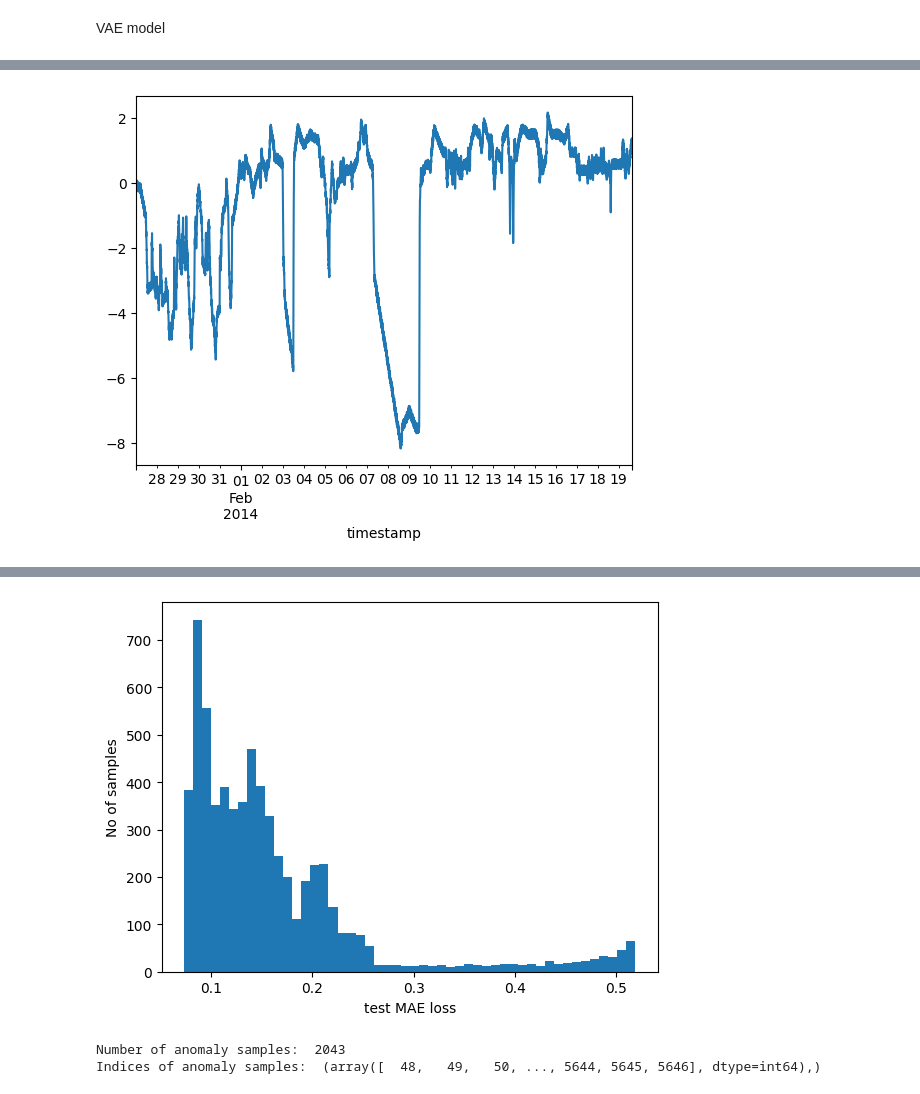
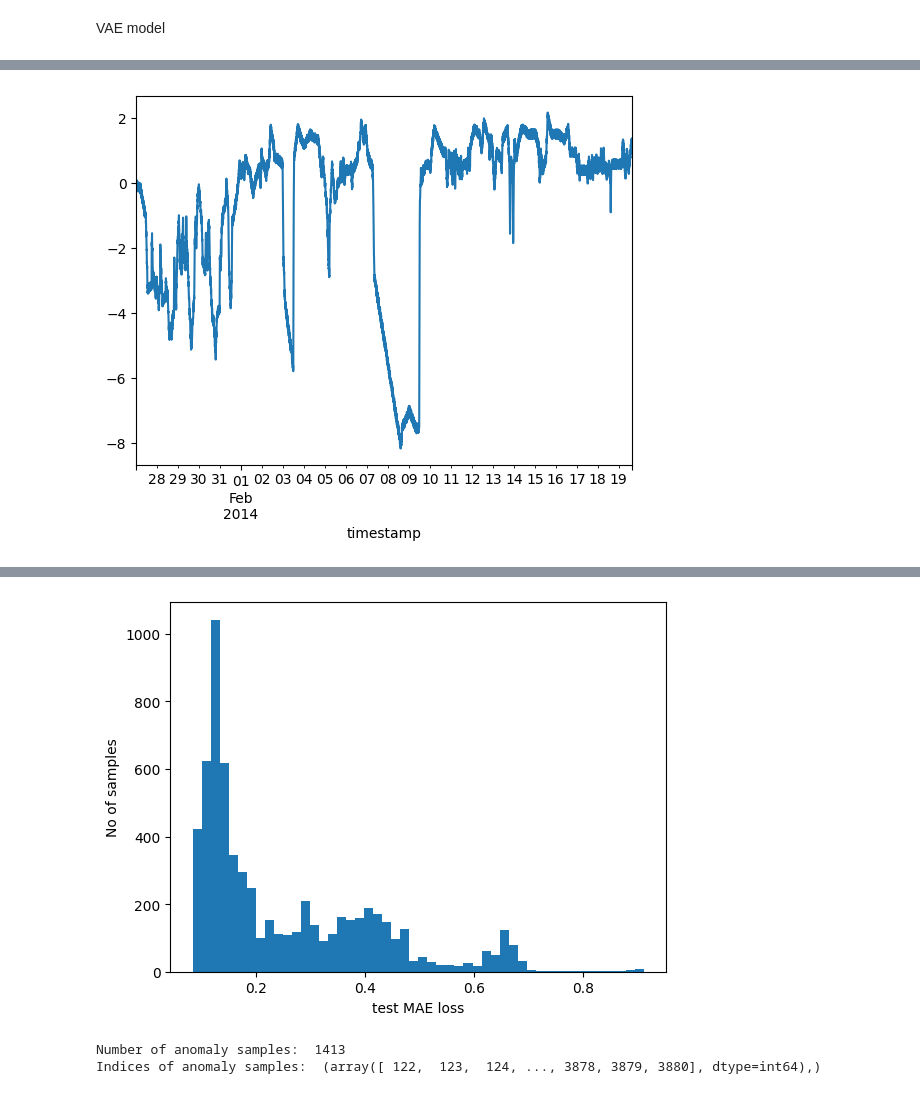
Before and after one commit to anjalianand10/VariationalAutoencodersForAnomalyDetection, a Jupyter notebook: window.ipynb, the cells around one changed output, grey strips where cells are left out. Drawn from its saved outputs; the diff is of its cells as text; code cells hidden in the pictures.

```diff
--- a/window.ipynb
+++ b/window.ipynb
@@ -164,5 +243,5 @@ Model: "sequential_5"
 # %%
-history = model.fit(
+history = vae.fit(
     train,
     train,
     epochs=50,
@@ -197,6 +276,6 @@ plt.show()
 # %%
 # Get train MAE loss.
-train_pred = model.predict(train)
+train_pred = vae.predict(train)
 train_mae_loss = np.mean(np.abs(train_pred - train), axis=1)
 
 plt.hist(train_mae_loss, bins=50)
@@ -230,7 +309,7 @@ test = create_sequences(test_scaled.values, step_size)
 print("Test input shape: ", test.shape)
 
 # Get test MAE loss.
-test_pred = model.predict(test)
+test_pred = vae.predict(test)
 test_mae_loss = np.mean(np.abs(test_pred - test), axis=1)
 test_mae_loss = test_mae_loss.reshape((-1))
 
@@ -250,6 +329,6 @@ Test input shape:  (6522, 288, 1)
-[figure, old version]
+[figure, new version]
-Number of anomaly samples:  2043
-Indices of anomaly samples:  (array([  48,   49,   50, ..., 5644, 5645, 5646], dtype=int64),)
+Number of anomaly samples:  1413
+Indices of anomaly samples:  (array([ 122,  123,  124, ..., 3878, 3879, 3880], dtype=int64),)
 # %%
 # data i is an anomaly if samples [(i - timesteps + 1) to (i)] are anomalies
 anomalous_data_indices = []
```
Also changed, not shown: parts of 14 cells of this notebook, 2 other files.
